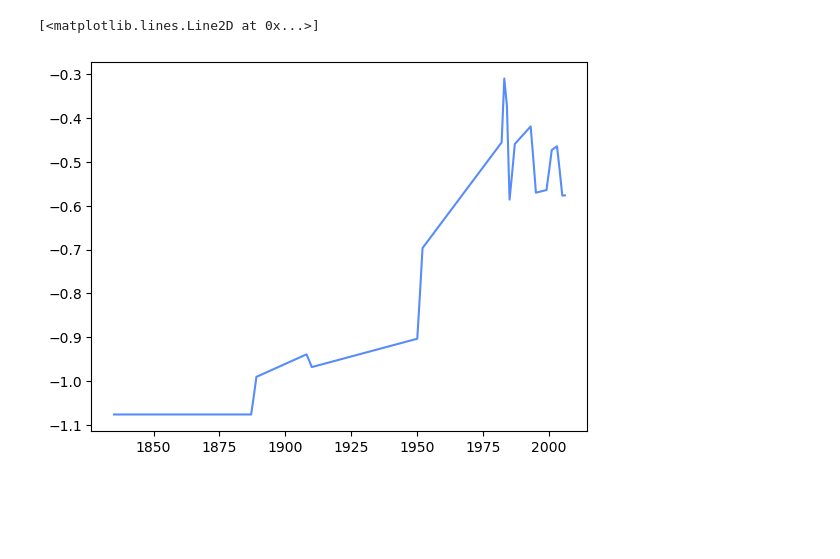
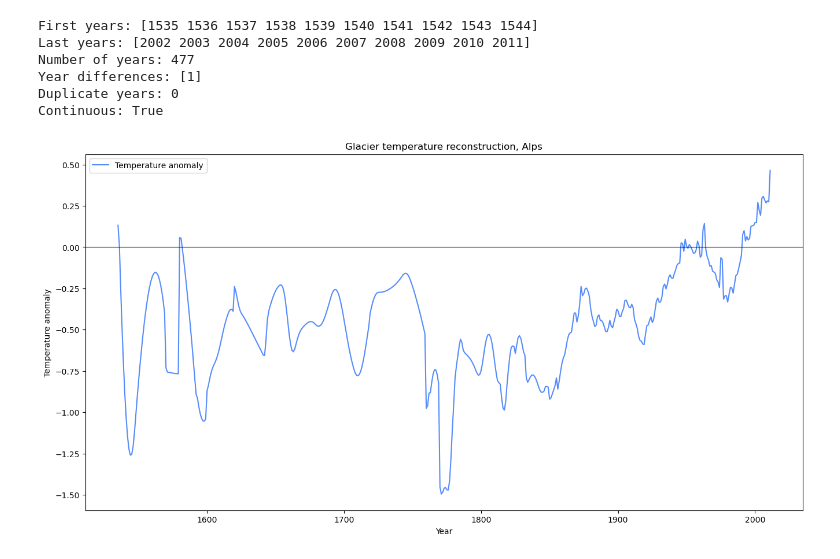
Before and after one commit to NikolajMunkKjaersgaard/EarthAndClimate, a Jupyter notebook: TemperatureReconstruction.ipynb, the cells around one changed output. Saved outputs shown, nothing was run; the diff lists cells and outputs as text; code cells hidden in the pictures; blank space fills up the shorter version.

```diff
--- a/TemperatureReconstruction.ipynb
+++ b/TemperatureReconstruction.ipynb
@@ -122,7 +147,7 @@ def PrepData(id: float, c1 = c1, c2 = c2):
 # %%
 def InvertLength(L : any, Time: any, c: float, tau: float ):
     '''
-    Invert Glacier length data for Temperature
+    Inverter for Temperatur
     :param L: Glacier Length with respect to reference state
     :param c: Glacier Sensitivity
     :param tau: Glacier Response Time
@@ -131,23 +156,17 @@ def InvertLength(L : any, Time: any, c: float, tau: float ):
     dLDt = np.gradient(L, Time)
     T = -1/c*(L+tau*dLDt)
     return T
-
-
-Temp = InvertLength(L = Leng, Time = Time, c= 1/gamma, tau = tau)
 # %%
-def RunModel(id: float, c1 = c1, c2 = c2):
+def RunModel(id: float, const1 = c1, const2 = c2):
     '''
-    Run the model for a specific glacier
+    Kør én bestemt gletsjer
     :param id: Id of the glacier
-    :return: Invertion to temperature
+    :param const1, const 2: Tuning parameters
+    :return: Invertion to temperature (None if the glacier can't be used), SmoothTime
     '''
-    gamma, tau, SmoothTime, InterpLength = PrepData(id, c1, c2)
-
+    gamma, tau, SmoothTime, InterpLength = PrepData(id, const1, const2)
+    if gamma is None:
+        return None, SmoothTime
     return InvertLength(L = InterpLength, Time = SmoothTime, c= 1/gamma, tau = tau), SmoothTime
 
-Temp, ModelTime = RunModel(BearGlacier['ID'][0], 5, 5)
+# Temp, ModelTime = RunModel(29, 0.001, 0.2)
-# %%
-plt.plot(ModelTime, Temp)
-# %% [output]
-[<matplotlib.lines.Line2D at 0x...>]
-[figure, removed]
@@ -153,0 +231,34 @@ plt.plot(ModelTime, Temp)
+# %%
+ModelTime, Temparray = RunWorldModel(
+    0.00204,
+    19,
+    region= 9
+)
+# lidt debugging
+print("First years:", ModelTime[:10])
+print("Last years:", ModelTime[-10:])
+print("Number of years:", len(ModelTime))
+print("Year differences:", np.unique(np.diff(ModelTime)))
+print("Duplicate years:", len(ModelTime) - len(np.unique(ModelTime)))
+print("Continuous:", np.array_equal(
+    ModelTime,
+    np.arange(ModelTime.min(), ModelTime.max() + 1),
+))
+# %% [output]
+First years: [1535 1536 1537 1538 1539 1540 1541 1542 1543 1544]
+Last years: [2002 2003 2004 2005 2006 2007 2008 2009 2010 2011]
+Number of years: 477
+Year differences: [1]
+Duplicate years: 0
+Continuous: True
+# %%
+plt.figure(figsize=(16, 8))
+plt.plot(ModelTime, Temparray, label="Temperature anomaly")
+plt.axhline(0, color="black", linewidth=0.8)
+plt.xlabel("Year")
+plt.ylabel("Temperature anomaly")
+plt.title("Glacier temperature reconstruction, Alps")
+plt.legend()
+plt.show()
+# %% [output]
+[figure, added]
```
Also changed, not shown: parts of 24 cells of this notebook.
